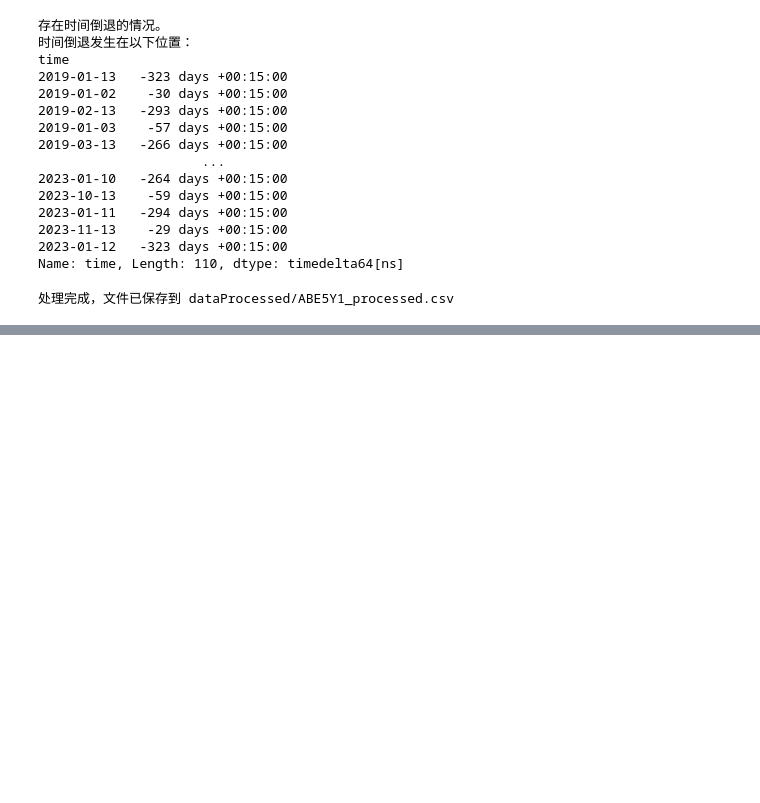
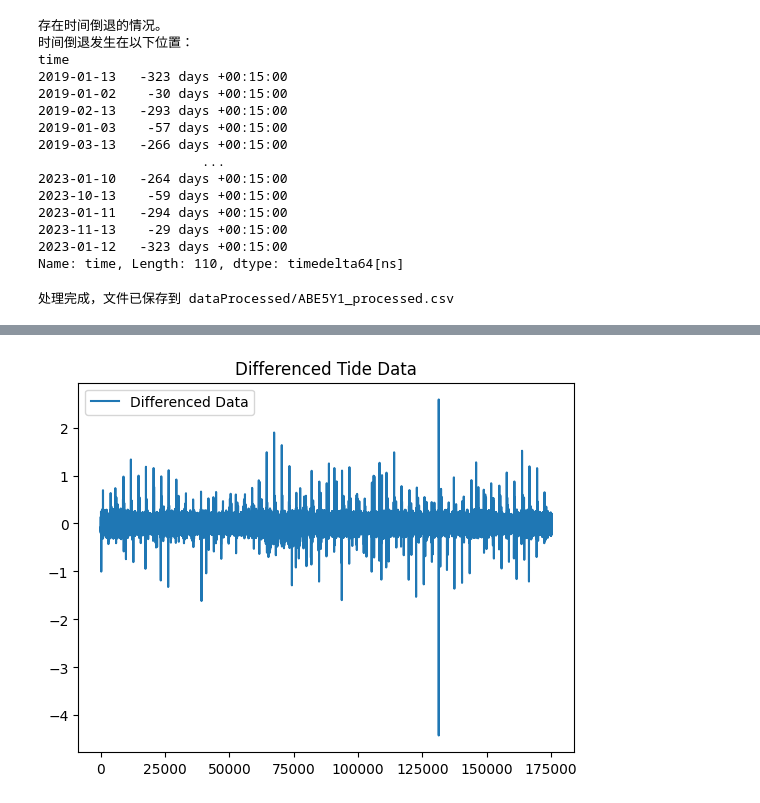
Before and after one commit to zhn66776/Tidal_try, a Jupyter notebook: utide.ipynb, the cells around one changed output, grey strips where cells are left out. Cells and saved outputs as stored; diff of their text form; code cells hidden in the pictures; blank space fills up the shorter version.

```diff
--- a/utide.ipynb
+++ b/utide.ipynb
@@ -420,0 +434,8 @@ print(f"处理完成，文件已保存到 {output_path}")
+# %%
+df['anomaly_DIFF'] = df['anomaly'].diff()
+plt.plot(df['anomaly_DIFF'], label='Differenced Data')
+plt.legend()
+plt.title('Differenced Tide Data')
+plt.show()
+# %% [output]
+[figure, added]
```
Also changed, not shown: parts of 7 cells of this notebook, 2 other files.
